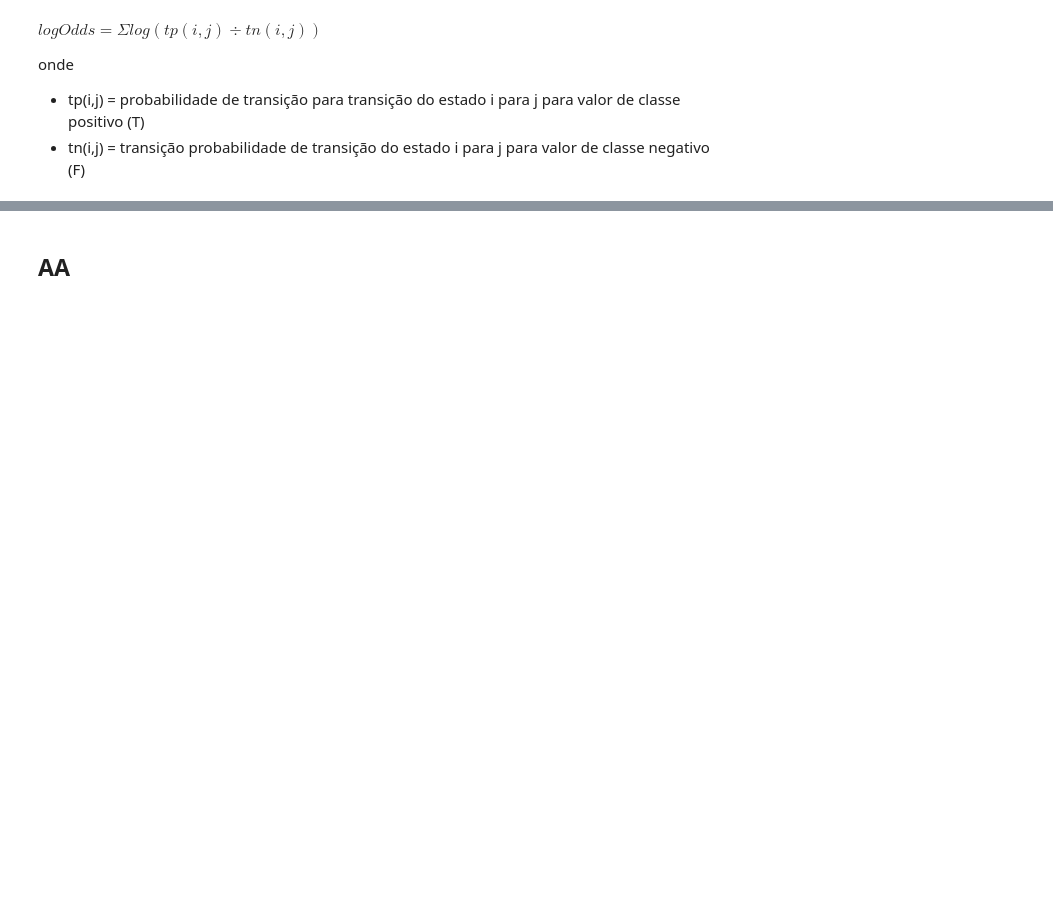
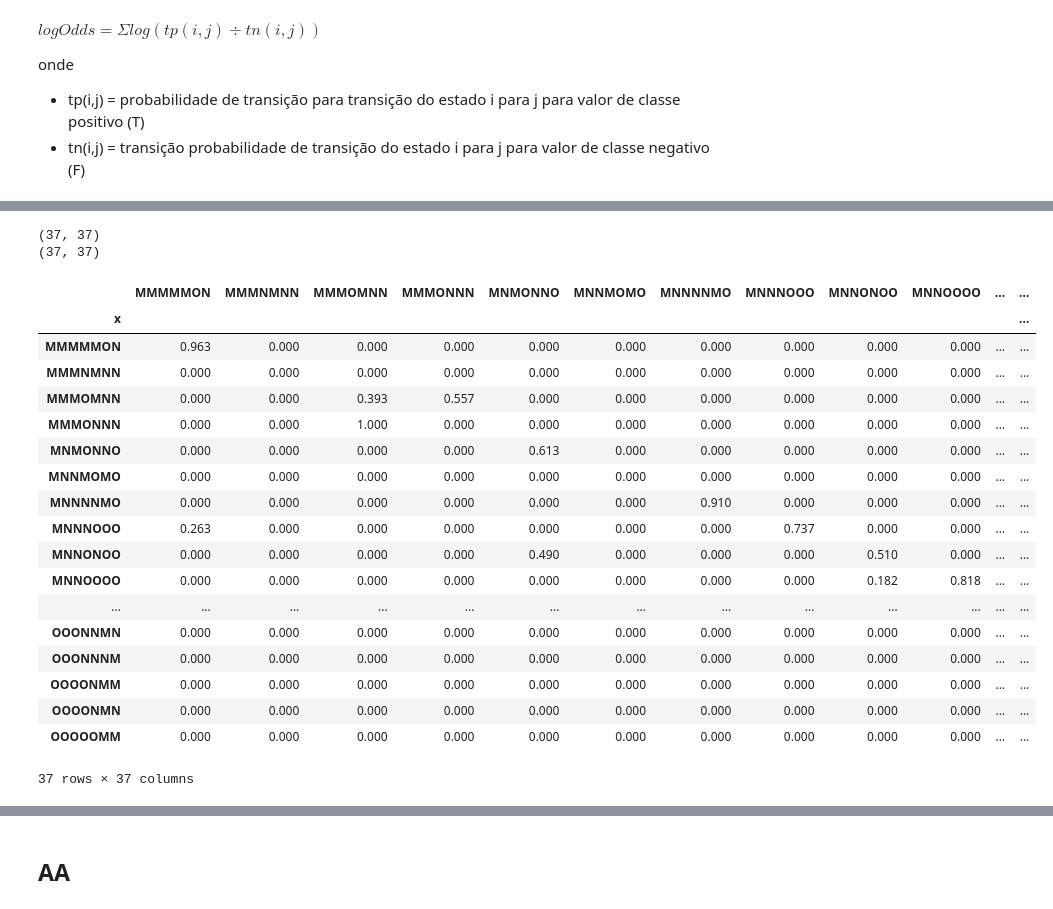
Before and after one commit to fkfouri/vegetable_oil_mkt, a Jupyter notebook: mkt/Vegetable_OIL_Markov-Alt3.ipynb, the cells around one changed output, grey strips where cells are left out. Cells and saved outputs as stored; diff of their text form; code cells hidden in the pictures; blank space fills up the shorter version.

```diff
--- a/mkt/Vegetable_OIL_Markov-Alt3.ipynb
+++ b/mkt/Vegetable_OIL_Markov-Alt3.ipynb
@@ -871,0 +1323,31 @@ list(X_test.reset_index().columns)
+# %%
+print(grids_markov['production_positive'].shape)
+print(grids_markov['production_negative'].shape)
+
+grid_pos = grids_markov['production_positive']
+grid_neg = grids_markov['production_negative']
+# %% [output]
+(37, 37)
+(37, 37)
+# %%
+grid_pos
+# %% [output]
+|  | MMMMMON | MMMNMNN | MMMOMNN | MMMONNN | MNMONNO | MNNMOMO | MNNNNMO | MNNNOOO | MNNONOO | MNNOOOO | ... | ... |
+| x |  |  |  |  |  |  |  |  |  |  |  | ... |
+| MMMMMON | 0.963 | 0.000 | 0.000 | 0.000 | 0.000 | 0.000 | 0.000 | 0.000 | 0.000 | 0.000 | ... | ... |
+| MMMNMNN | 0.000 | 0.000 | 0.000 | 0.000 | 0.000 | 0.000 | 0.000 | 0.000 | 0.000 | 0.000 | ... | ... |
+| MMMOMNN | 0.000 | 0.000 | 0.393 | 0.557 | 0.000 | 0.000 | 0.000 | 0.000 | 0.000 | 0.000 | ... | ... |
+| MMMONNN | 0.000 | 0.000 | 1.000 | 0.000 | 0.000 | 0.000 | 0.000 | 0.000 | 0.000 | 0.000 | ... | ... |
+| MNMONNO | 0.000 | 0.000 | 0.000 | 0.000 | 0.613 | 0.000 | 0.000 | 0.000 | 0.000 | 0.000 | ... | ... |
+| MNNMOMO | 0.000 | 0.000 | 0.000 | 0.000 | 0.000 | 0.000 | 0.000 | 0.000 | 0.000 | 0.000 | ... | ... |
+| MNNNNMO | 0.000 | 0.000 | 0.000 | 0.000 | 0.000 | 0.000 | 0.910 | 0.000 | 0.000 | 0.000 | ... | ... |
+| MNNNOOO | 0.263 | 0.000 | 0.000 | 0.000 | 0.000 | 0.000 | 0.000 | 0.737 | 0.000 | 0.000 | ... | ... |
+| MNNONOO | 0.000 | 0.000 | 0.000 | 0.000 | 0.490 | 0.000 | 0.000 | 0.000 | 0.510 | 0.000 | ... | ... |
+| MNNOOOO | 0.000 | 0.000 | 0.000 | 0.000 | 0.000 | 0.000 | 0.000 | 0.000 | 0.182 | 0.818 | ... | ... |
+| ... | ... | ... | ... | ... | ... | ... | ... | ... | ... | ... | ... | ... |
+| OOONNMN | 0.000 | 0.000 | 0.000 | 0.000 | 0.000 | 0.000 | 0.000 | 0.000 | 0.000 | 0.000 | ... | ... |
+| OOONNNM | 0.000 | 0.000 | 0.000 | 0.000 | 0.000 | 0.000 | 0.000 | 0.000 | 0.000 | 0.000 | ... | ... |
+| OOOONMM | 0.000 | 0.000 | 0.000 | 0.000 | 0.000 | 0.000 | 0.000 | 0.000 | 0.000 | 0.000 | ... | ... |
+| OOOONMN | 0.000 | 0.000 | 0.000 | 0.000 | 0.000 | 0.000 | 0.000 | 0.000 | 0.000 | 0.000 | ... | ... |
+| OOOOOMM | 0.000 | 0.000 | 0.000 | 0.000 | 0.000 | 0.000 | 0.000 | 0.000 | 0.000 | 0.000 | ... | ... |
+37 rows × 37 columns
```
Also changed, not shown: parts of 37 cells of this notebook, 42 other files.
